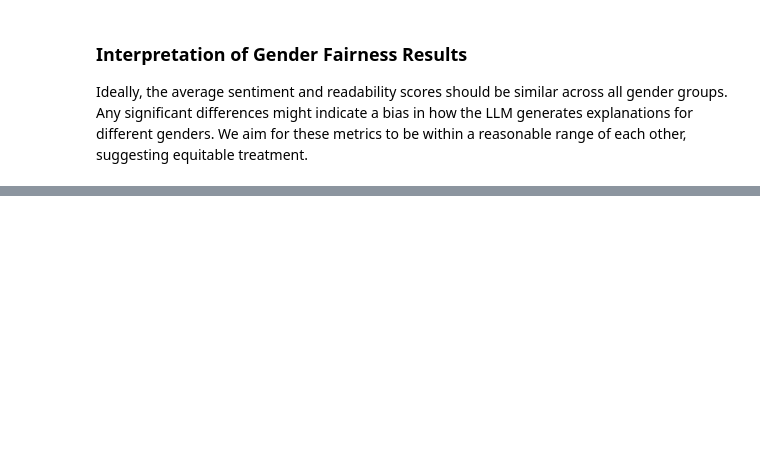
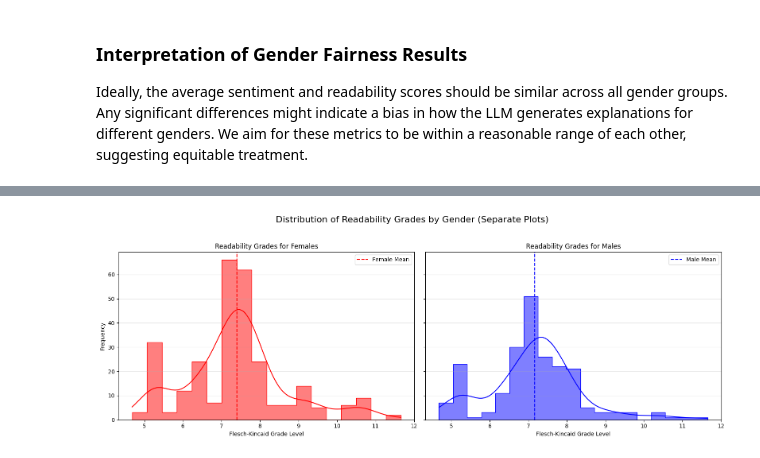
Before and after one commit to hemajuluri/Ethical-and-fairness, a Jupyter notebook: 03_Transition_Layer.ipynb, the cells around one changed output, grey strips where cells are left out. Drawn from its saved outputs; the diff is of its cells as text; code cells hidden in the pictures; blank space fills up the shorter version.

```diff
--- a/03_Transition_Layer.ipynb
+++ b/03_Transition_Layer.ipynb
@@ -382,0 +514,31 @@ Readability P-Value: 0.0621
+# %%
+import matplotlib.pyplot as plt
+import seaborn as sns
+
+# Create a figure with two subplots
+fig, axes = plt.subplots(1, 2, figsize=(16, 6), sharey=True)
+
+# Histogram for Female Readability Grades
+sns.histplot(data=df_results[df_results['gender'] == 'F'], x='readability_grade', kde=True, element="step", color='red', ax=axes[0])
+axes[0].axvline(df_results[df_results['gender']=='F']['readability_grade'].mean(), color='red', linestyle='--', label='Female Mean')
+axes[0].set_title('Readability Grades for Females')
+axes[0].set_xlabel('Flesch-Kincaid Grade Level')
+axes[0].set_ylabel('Frequency')
+axes[0].legend()
+axes[0].grid(axis='y', alpha=0.3)
+
+# Histogram for Male Readability Grades
+sns.histplot(data=df_results[df_results['gender'] == 'M'], x='readability_grade', kde=True, element="step", color='blue', ax=axes[1])
+axes[1].axvline(df_results[df_results['gender']=='M']['readability_grade'].mean(), color='blue', linestyle='--', label='Male Mean')
+axes[1].set_title('Readability Grades for Males')
+axes[1].set_xlabel('Flesch-Kincaid Grade Level')
+axes[1].set_ylabel('Frequency')
+axes[1].legend()
+axes[1].grid(axis='y', alpha=0.3)
+
+plt.suptitle('Distribution of Readability Grades by Gender (Separate Plots)', fontsize=16)
+plt.tight_layout(rect=[0, 0.03, 1, 0.95]) # Adjust layout to make room for suptitle
+plt.savefig('separate_readability_distributions.png')
+plt.show()
+# %% [output]
+[figure, added]
```
Also changed, not shown: parts of 15 cells of this notebook.
